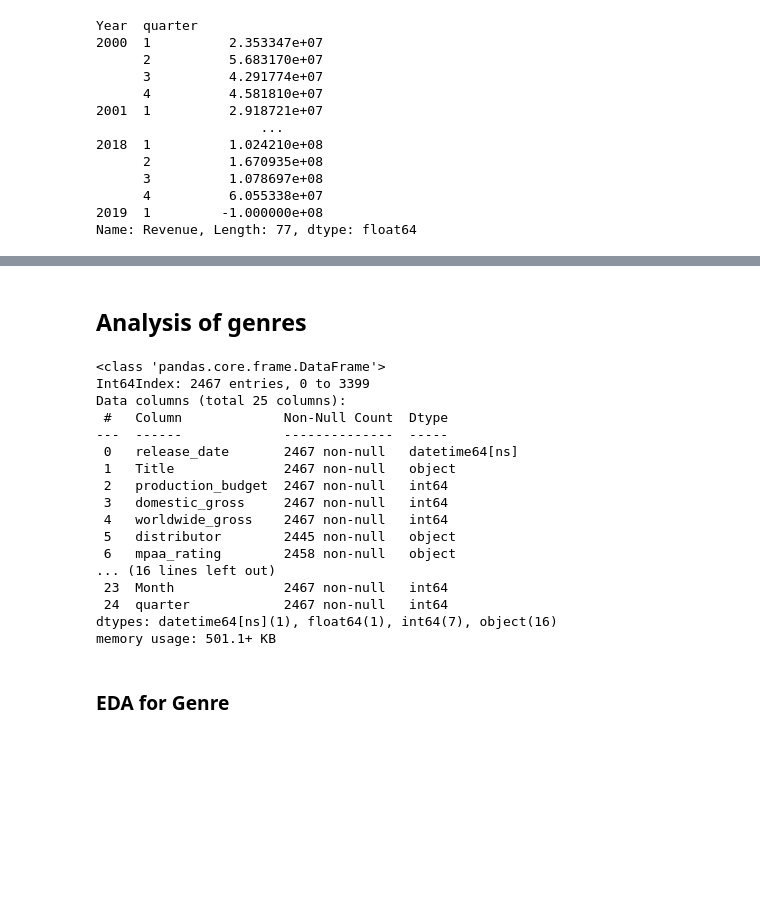
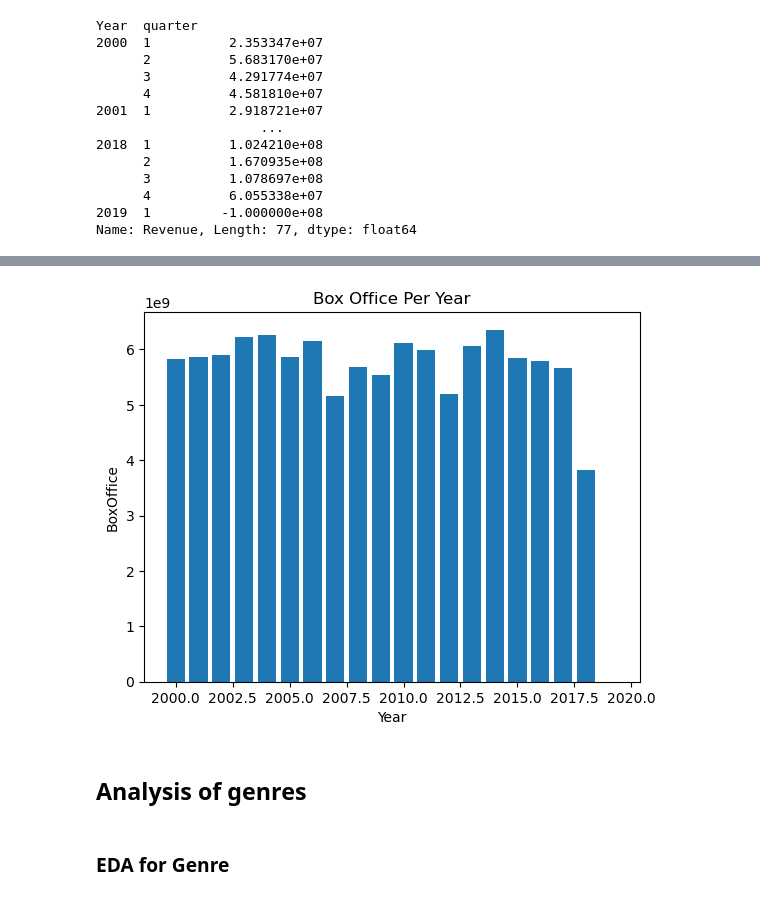
Before and after one commit to JESSIMOPIN/project-1-bootcamp, a Jupyter notebook: main_movies.ipynb, the cells around one changed output, grey strips where cells are left out. Saved outputs shown, nothing was run; the diff lists cells and outputs as text; code cells hidden in the pictures; blank space fills up the shorter version.

```diff
--- a/main_movies.ipynb
+++ b/main_movies.ipynb
@@ -311,25 +344,17 @@ KeyError: 'Year'
+# %%
+#
+boxoffice_per_year = years_movies_df.groupby('Year')['domestic_gross'].sum()
+
+plt.bar(boxoffice_per_year.index, boxoffice_per_year.values)
+
+plt.title('Box Office Per Year')
+plt.xlabel('Year')
+plt.ylabel('BoxOffice')
+
+plt.show()
+# %% [output]
+[figure, added]
 # %% [markdown]
 ## Analysis of genres
-# %%
-
-years_movies_df.info()
-# %% [output]
-<class 'pandas.core.frame.DataFrame'>
-Int64Index: 2467 entries, 0 to 3399
-Data columns (total 25 columns):
- #   Column             Non-Null Count  Dtype
----  ------             --------------  -----
- 0   release_date       2467 non-null   datetime64[ns]
- 1   Title              2467 non-null   object
- 2   production_budget  2467 non-null   int64
- 3   domestic_gross     2467 non-null   int64
- 4   worldwide_gross    2467 non-null   int64
- 5   distributor        2445 non-null   object
- 6   mpaa_rating        2458 non-null   object
-... (16 lines left out)
- 23  Month              2467 non-null   int64
- 24  quarter            2467 non-null   int64
-dtypes: datetime64[ns](1), float64(1), int64(7), object(16)
-memory usage: 501.1+ KB
 # %% [markdown]
 ### EDA for Genre
```
Also changed, not shown: parts of 47 cells of this notebook.
